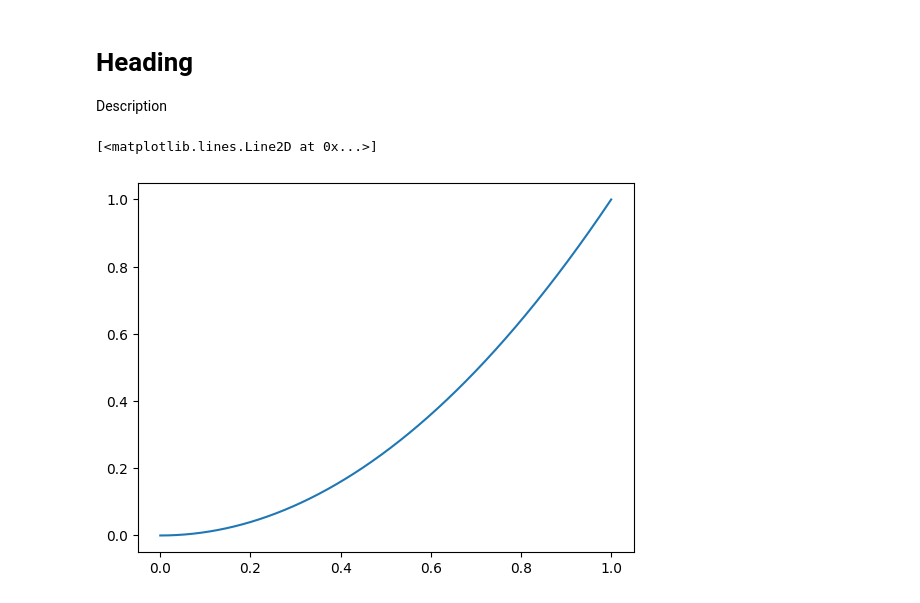
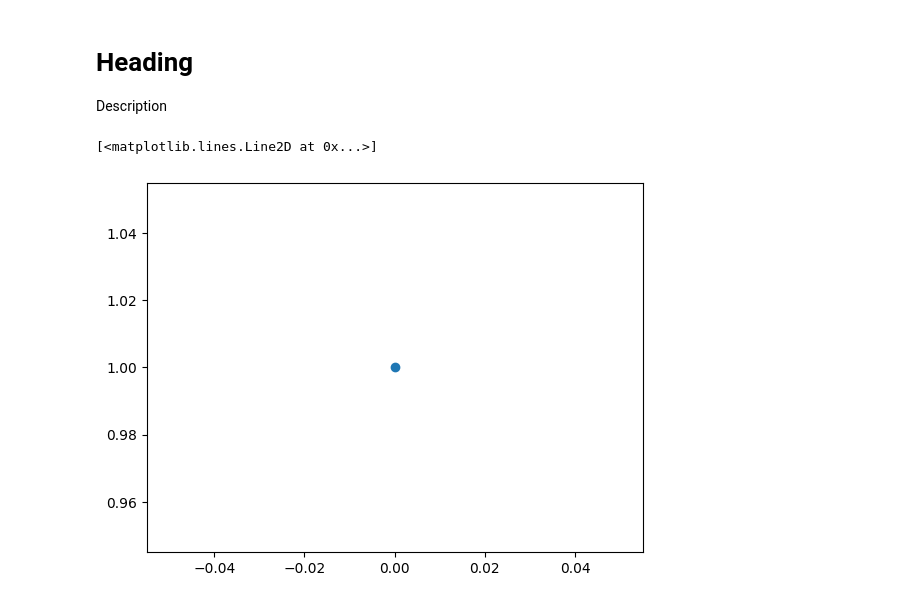
Before and after one commit to JakobBD/innusint, a Jupyter notebook: test.ipynb, the cells around one changed output. Drawn from its saved outputs; the diff is of its cells as text; code cells hidden in the pictures.

```diff
--- a/test.ipynb
+++ b/test.ipynb
@@ -5,9 +5,18 @@ Description
 # %%
 from matplotlib import pyplot as plt
 import numpy as np
 
+# start position
+x_start = 0.
+y_start = 1.
+
+# list with all positions
+all_x = [x_start]
+all_y = [y_start]
+
+# show graph
 plt.figure()
-plt.plot(np.linspace(0, 1, 1000000), np.linspace(0, 1, 1000000)**2.)
+plt.plot(all_x, all_y, '-o')
 # %% [output]
 [<matplotlib.lines.Line2D at 0x...>]
-[figure, old version]
+[figure, new version]
```
Also changed, not shown: parts of 3 cells of this notebook, 3 other files.
